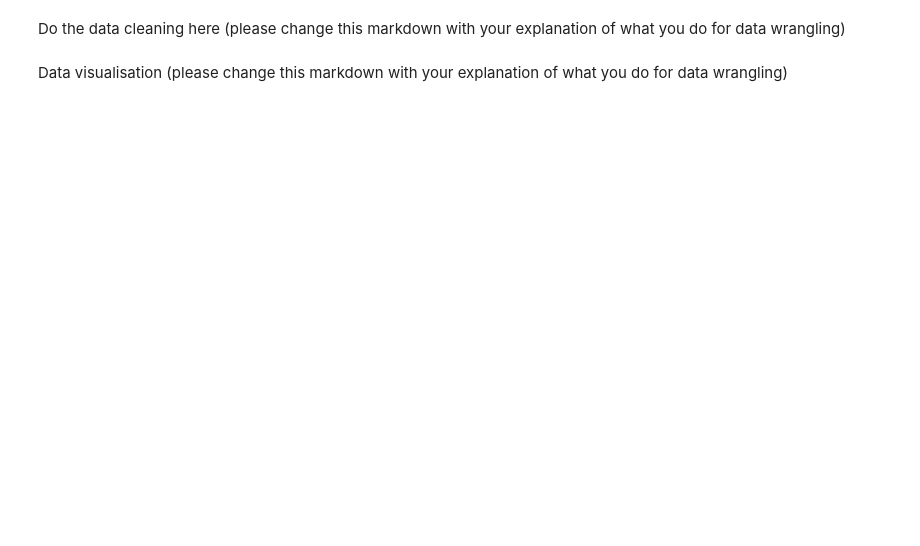
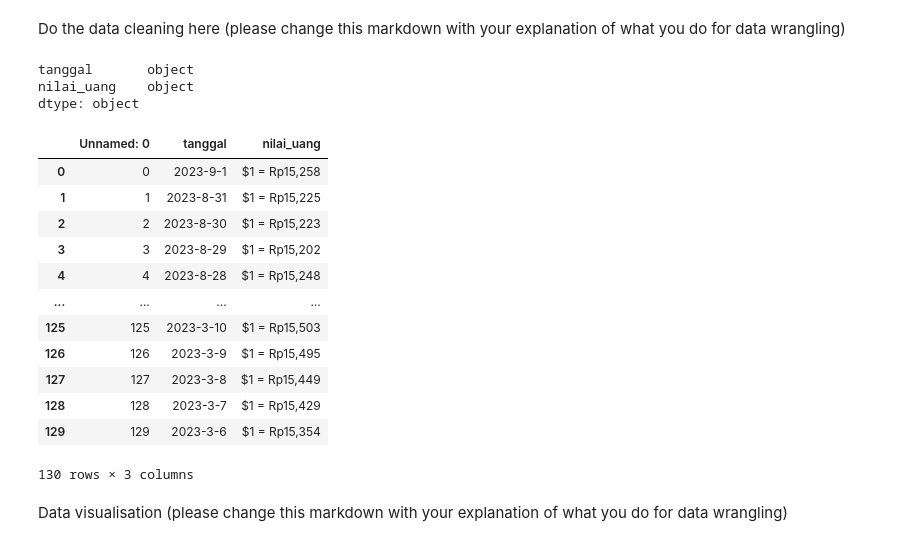
Before and after one commit to cakmustafagit/capstone_mustafa, a Jupyter notebook: web_scraping-main/Notebook Skeleton Guide Capstone Beautiful Soup.ipynb, the cells around one changed output. Cells and saved outputs as stored; diff of their text form; code cells hidden in the pictures; blank space fills up the shorter version.

```diff
--- a/web_scraping-main/Notebook Skeleton Guide Capstone Beautiful Soup.ipynb
+++ b/web_scraping-main/Notebook Skeleton Guide Capstone Beautiful Soup.ipynb
@@ -62,2 +119,8 @@ df.head()
 # %% [markdown]
 Do the data cleaning here (please change this markdown with your explanation of what you do for data wrangling)
+# %%
+df.dtypes
+# %% [output]
+tanggal       object
+nilai_uang    object
+dtype: object
@@ -64,2 +130,20 @@ Do the data cleaning here (please change this markdown with your explanation of
+# %%
+# Membaca kembali data yang sudah disimpan dari format csv
+df2=pd.read_csv('ws_mustafa1')
+df2
+# %% [output]
+|  | Unnamed: 0 | tanggal | nilai_uang |
+| 0 | 0 | 2023-9-1 | $1 = Rp15,258 |
+| 1 | 1 | 2023-8-31 | $1 = Rp15,225 |
+| 2 | 2 | 2023-8-30 | $1 = Rp15,223 |
+| 3 | 3 | 2023-8-29 | $1 = Rp15,202 |
+| 4 | 4 | 2023-8-28 | $1 = Rp15,248 |
+| ... | ... | ... | ... |
+| 125 | 125 | 2023-3-10 | $1 = Rp15,503 |
+| 126 | 126 | 2023-3-9 | $1 = Rp15,495 |
+| 127 | 127 | 2023-3-8 | $1 = Rp15,449 |
+| 128 | 128 | 2023-3-7 | $1 = Rp15,429 |
+| 129 | 129 | 2023-3-6 | $1 = Rp15,354 |
+130 rows × 3 columns
 # %% [markdown]
 Data visualisation (please change this markdown with your explanation of what you do for data wrangling)
```
Also changed, not shown: parts of 24 cells of this notebook.
